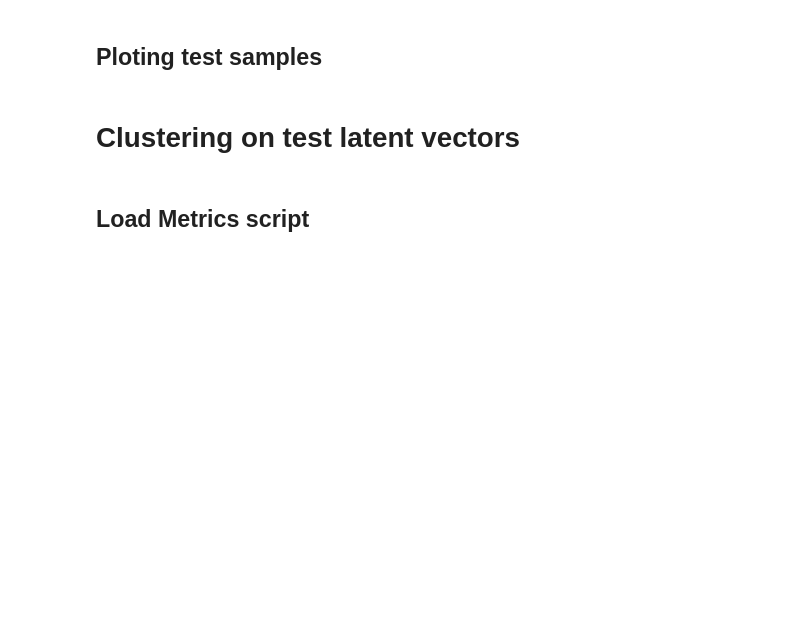
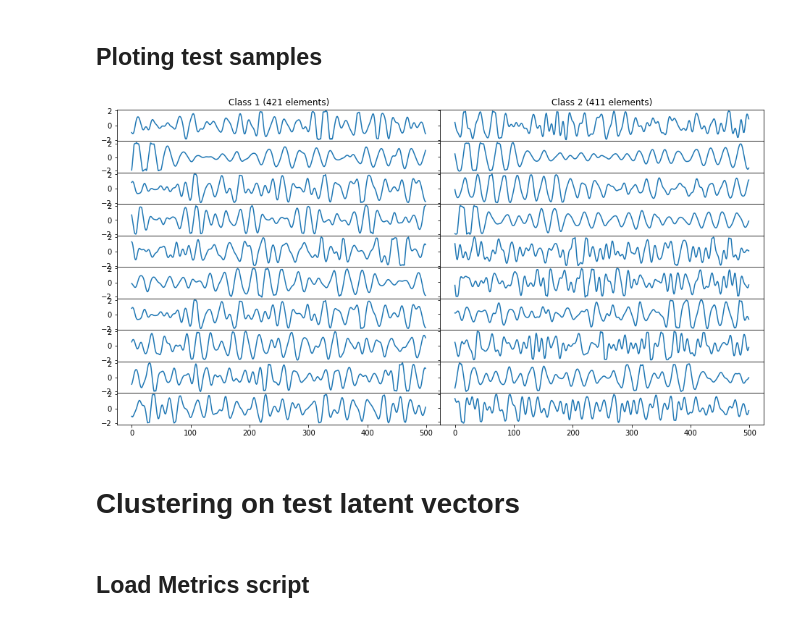
Before and after one commit to Flavio-96/K-AE-for-Time-Series, a Jupyter notebook: jupyter/Autoencoder_for_time_series.ipynb, the cells around one changed output. Cells and saved outputs as stored; diff of their text form; code cells hidden in the pictures; blank space fills up the shorter version.

```diff
--- a/jupyter/Autoencoder_for_time_series.ipynb
+++ b/jupyter/Autoencoder_for_time_series.ipynb
@@ -495,7 +545,9 @@ plot_z_run(z_run_emb, label)
 ## Ploting test samples
 # %%
 pylab.rcParams['figure.figsize'] = (16, 8)
-plot_data(actual_data_test, actual_labels_test)
+plot_data(actual_data_test, actual_labels_test, 'Test_samples')
+# %% [output]
+[figure, added]
 # %% [markdown]
 # Clustering on test latent vectors
 # %% [markdown]
```
Also changed, not shown: parts of 13 cells of this notebook, 10 other files.
